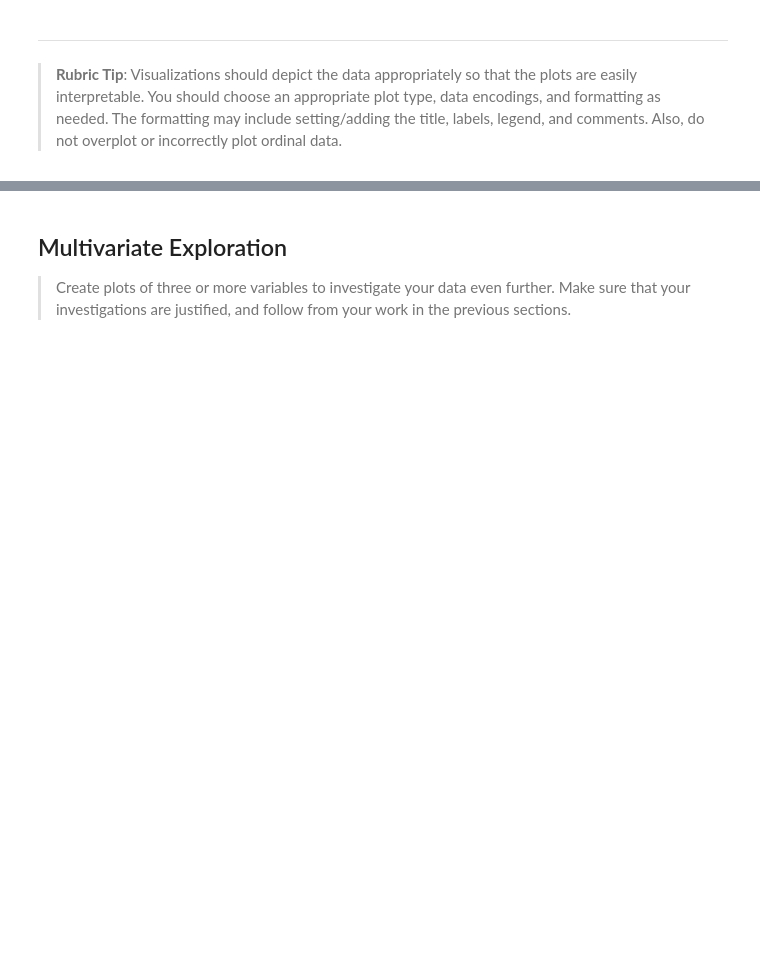
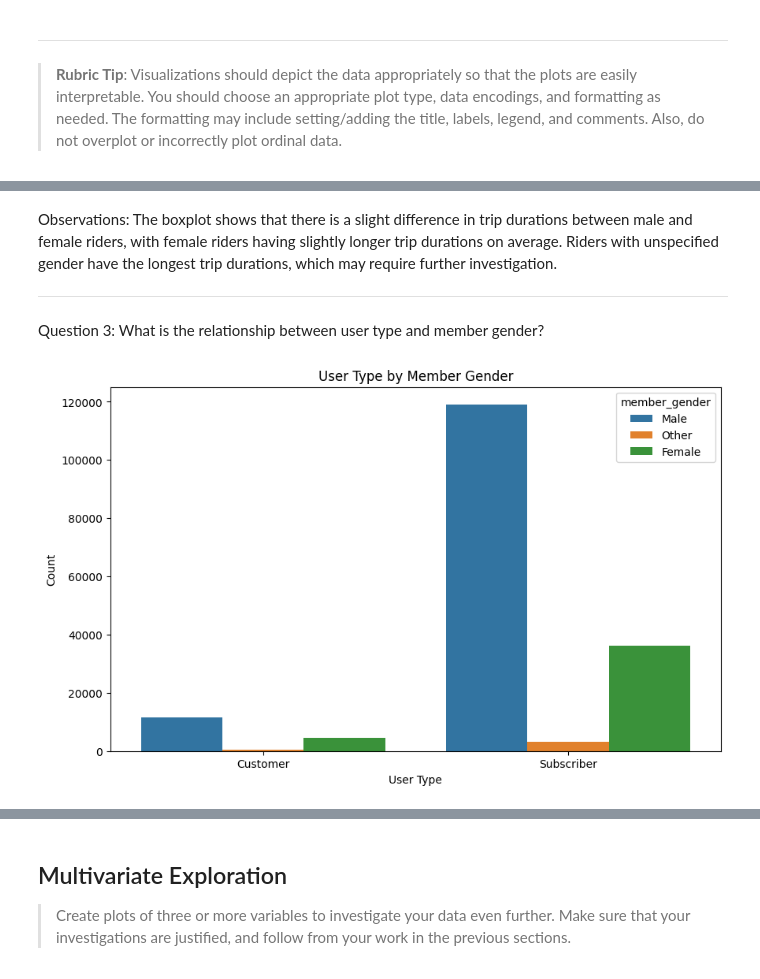
Before and after one commit to JonathanPrentice/Udacity-Data-Analyst-Nanodegree, a Jupyter notebook: Project 3 - Communicate Data Findings/notebooks/Part_I_Exploration.ipynb, the cells around one changed output, grey strips where cells are left out. Cells and saved outputs as stored; diff of their text form; code cells hidden in the pictures; blank space fills up the shorter version.

```diff
--- a/Project 3 - Communicate Data Findings/notebooks/Part_I_Exploration.ipynb
+++ b/Project 3 - Communicate Data Findings/notebooks/Part_I_Exploration.ipynb
@@ -216,0 +255,17 @@ fashion in the previous section (univariate exploration).
+# %% [markdown]
+Observations:
+The boxplot shows that there is a slight difference in trip durations between male and female riders, with female riders having slightly longer trip durations on average. Riders with unspecified gender have the longest trip durations, which may require further investigation.
+
+---
+# %% [markdown]
+Question 3: What is the relationship between user type and member gender?
+# %%
+# Plot the relationship between user type and member gender
+plt.figure(figsize=(10, 6))
+sns.countplot(data=df, x='user_type', hue='member_gender')
+plt.title('User Type by Member Gender')
+plt.xlabel('User Type')
+plt.ylabel('Count')
+plt.show()
+# %% [output]
+[figure, added]
```
Also changed, not shown: parts of 20 cells of this notebook.
